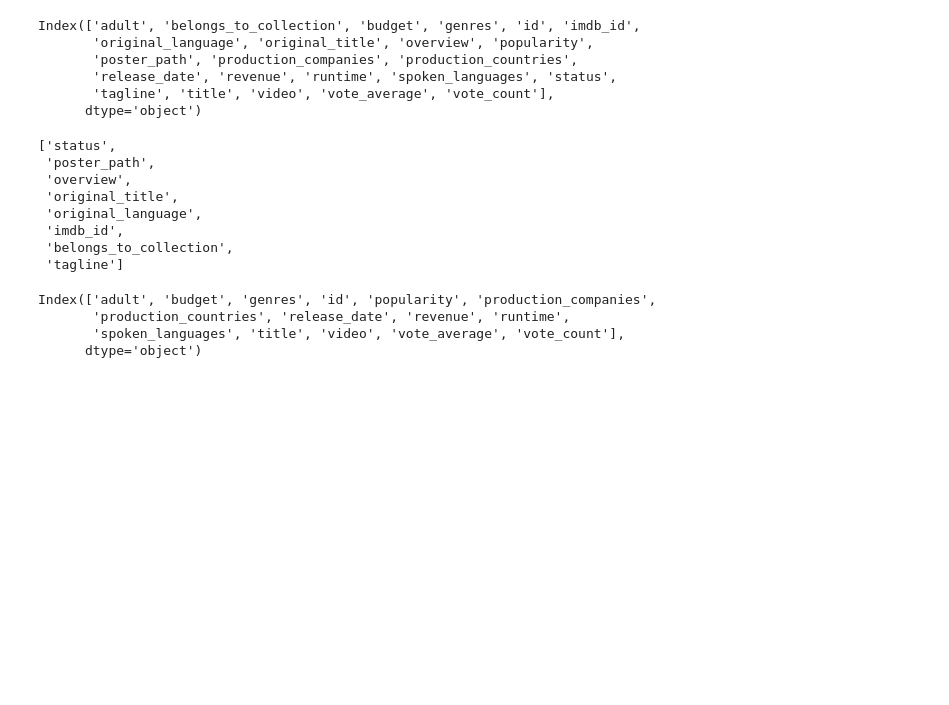
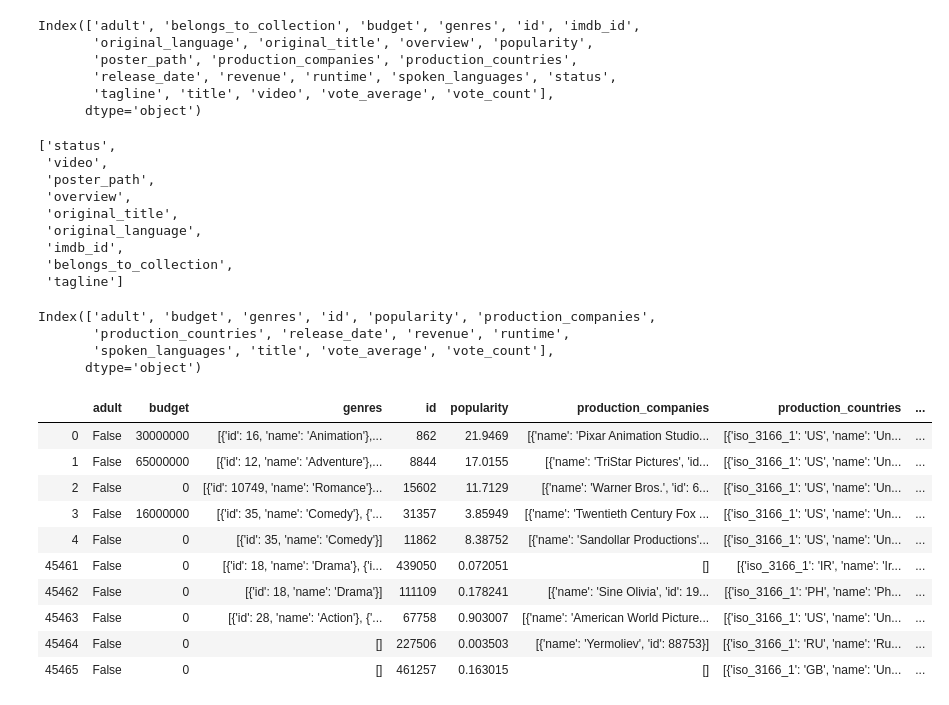
Before and after one commit to bmor2552/MovieProj, a Jupyter notebook: Official_Movie_Notebook.ipynb, the cells around one changed output. Drawn from its saved outputs; the diff is of its cells as text; code cells hidden in the pictures; blank space fills up the shorter version.

```diff
--- a/Official_Movie_Notebook.ipynb
+++ b/Official_Movie_Notebook.ipynb
@@ -206,11 +206,12 @@ Index(['adult', 'belongs_to_collection', 'budget', 'genres', 'id', 'imdb_id',
       dtype='object')
 # %%
 # Here I grabbed all of the columns I didn't want and put them a list
-del_columns = ['status', 'poster_path', 'overview', 'original_title', 'original_language', 'imdb_id', 'belongs_to_collection', 'tagline']
+del_columns = ['status', 'video', 'poster_path', 'overview', 'original_title', 'original_language', 'imdb_id', 'belongs_to_collection', 'tagline']
 # %%
 del_columns
 # %% [output]
 ['status',
+ 'video',
  'poster_path',
  'overview',
  'original_title',
@@ -229,5 +230,21 @@ df.columns
 # %% [output]
 Index(['adult', 'budget', 'genres', 'id', 'popularity', 'production_companies',
        'production_countries', 'release_date', 'revenue', 'runtime',
-       'spoken_languages', 'title', 'video', 'vote_average', 'vote_count'],
+       'spoken_languages', 'title', 'vote_average', 'vote_count'],
       dtype='object')
+# %%
+# Time to take a look at the new dataframe
+# First 5 and the last 5 rows
+df.head().append(df.tail())
+# %% [output]
+|  | adult | budget | genres | id | popularity | production_companies | production_countries | ... |
+| 0 | False | 30000000 | [{'id': 16, 'name': 'Animation'},... | 862 | 21.9469 | [{'name': 'Pixar Animation Studio... | [{'iso_3166_1': 'US', 'name': 'Un... | ... |
+| 1 | False | 65000000 | [{'id': 12, 'name': 'Adventure'},... | 8844 | 17.0155 | [{'name': 'TriStar Pictures', 'id... | [{'iso_3166_1': 'US', 'name': 'Un... | ... |
+| 2 | False | 0 | [{'id': 10749, 'name': 'Romance'}... | 15602 | 11.7129 | [{'name': 'Warner Bros.', 'id': 6... | [{'iso_3166_1': 'US', 'name': 'Un... | ... |
+| 3 | False | 16000000 | [{'id': 35, 'name': 'Comedy'}, {'... | 31357 | 3.85949 | [{'name': 'Twentieth Century Fox ... | [{'iso_3166_1': 'US', 'name': 'Un... | ... |
+| 4 | False | 0 | [{'id': 35, 'name': 'Comedy'}] | 11862 | 8.38752 | [{'name': 'Sandollar Productions'... | [{'iso_3166_1': 'US', 'name': 'Un... | ... |
+| 45461 | False | 0 | [{'id': 18, 'name': 'Drama'}, {'i... | 439050 | 0.072051 | [] | [{'iso_3166_1': 'IR', 'name': 'Ir... | ... |
+| 45462 | False | 0 | [{'id': 18, 'name': 'Drama'}] | 111109 | 0.178241 | [{'name': 'Sine Olivia', 'id': 19... | [{'iso_3166_1': 'PH', 'name': 'Ph... | ... |
+| 45463 | False | 0 | [{'id': 28, 'name': 'Action'}, {'... | 67758 | 0.903007 | [{'name': 'American World Picture... | [{'iso_3166_1': 'US', 'name': 'Un... | ... |
+| 45464 | False | 0 | [] | 227506 | 0.003503 | [{'name': 'Yermoliev', 'id': 88753}] | [{'iso_3166_1': 'RU', 'name': 'Ru... | ... |
+| 45465 | False | 0 | [] | 461257 | 0.163015 | [] | [{'iso_3166_1': 'GB', 'name': 'Un... | ... |
```
Also changed, not shown: parts of 17 cells of this notebook.
